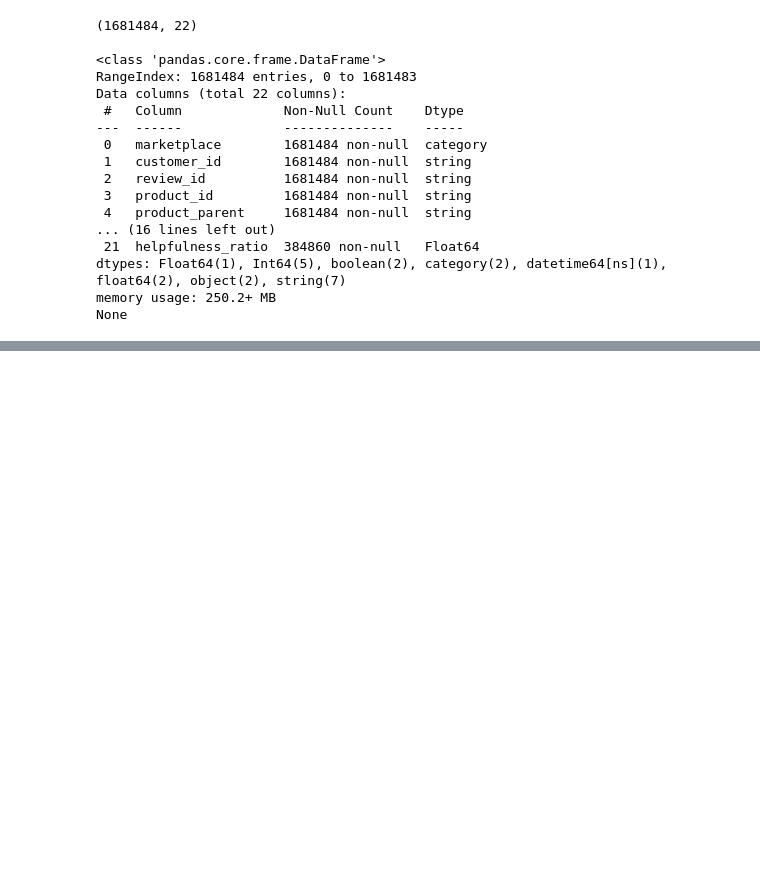
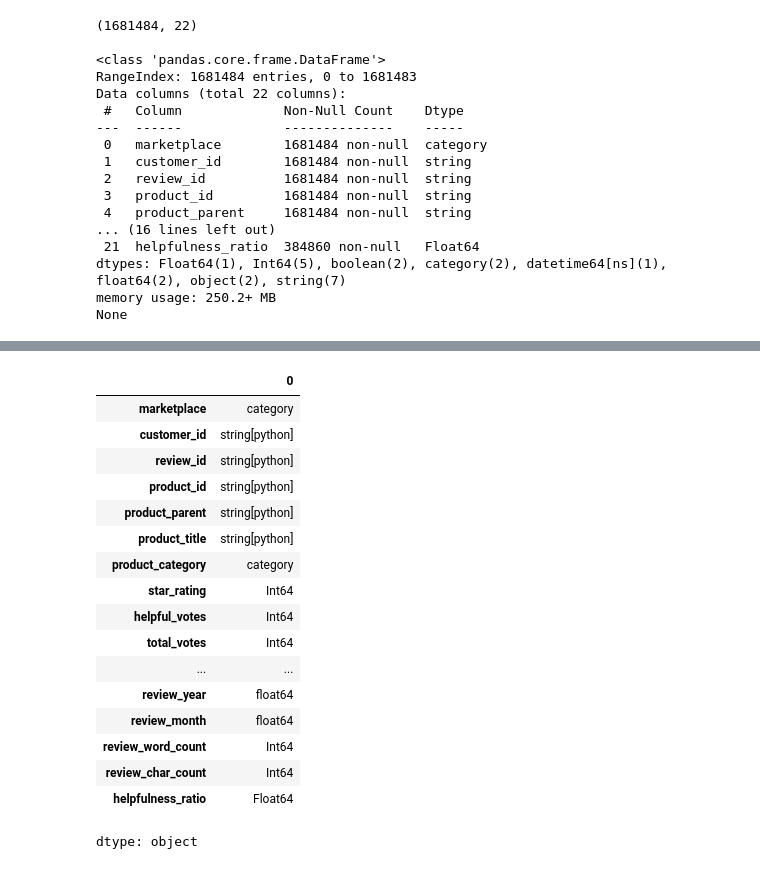
Before and after one commit to devanshmayatra/revvue, a Jupyter notebook: Checkpoint-02.ipynb, the cells around one changed output, grey strips where cells are left out. Saved outputs shown, nothing was run; the diff lists cells and outputs as text; code cells hidden in the pictures; blank space fills up the shorter version.

```diff
--- a/Checkpoint-02.ipynb
+++ b/Checkpoint-02.ipynb
@@ -236,0 +253,21 @@ print(os.getcwd())
+# %%
+df_preprocessed.dtypes
+# %% [output]
+|  | 0 |
+| marketplace | category |
+| customer_id | string[python] |
+| review_id | string[python] |
+| product_id | string[python] |
+| product_parent | string[python] |
+| product_title | string[python] |
+| product_category | category |
+| star_rating | Int64 |
+| helpful_votes | Int64 |
+| total_votes | Int64 |
+| ... | ... |
+| review_year | float64 |
+| review_month | float64 |
+| review_word_count | Int64 |
+| review_char_count | Int64 |
+| helpfulness_ratio | Float64 |
+dtype: object
```
Also changed, not shown: parts of 11 cells of this notebook.
